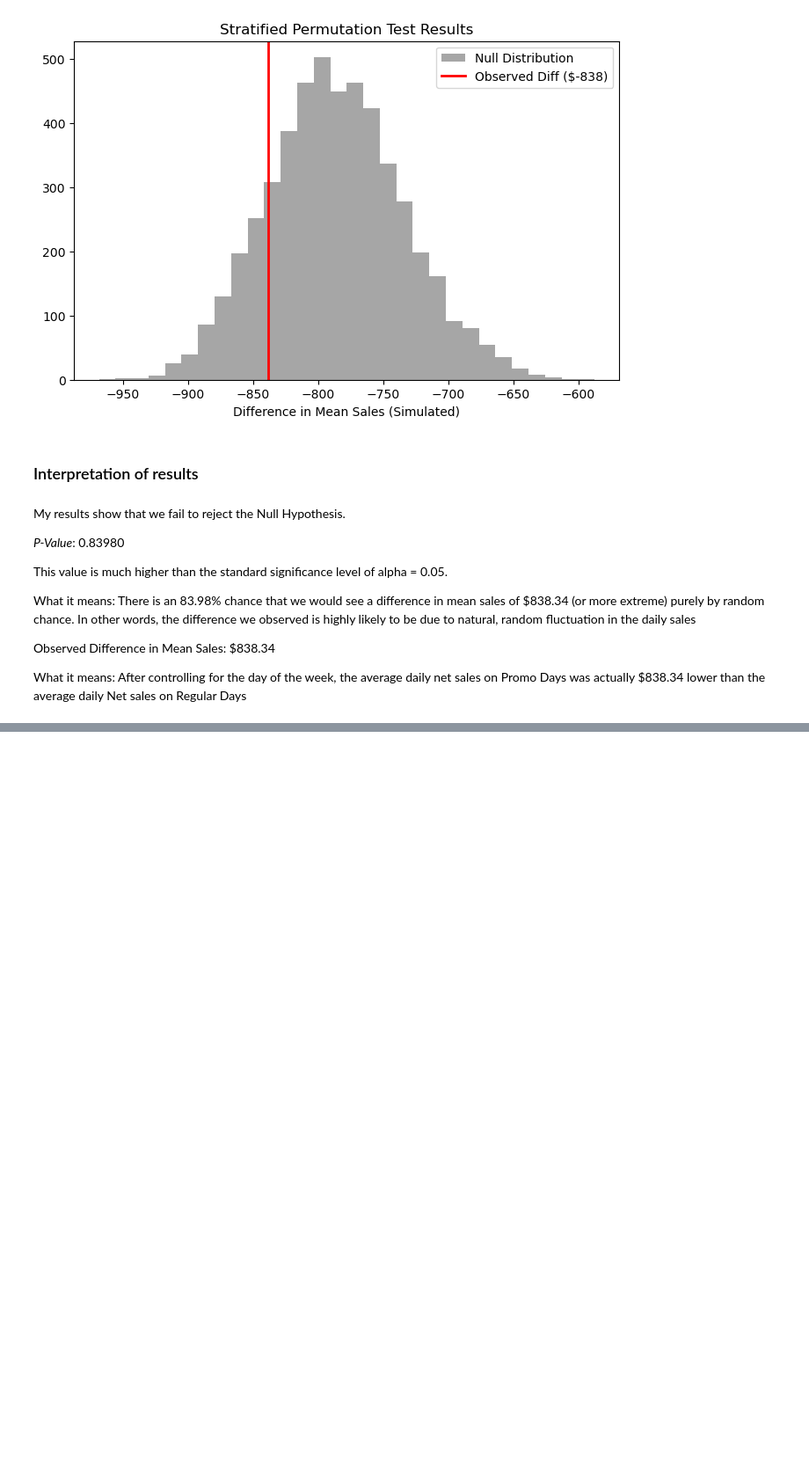
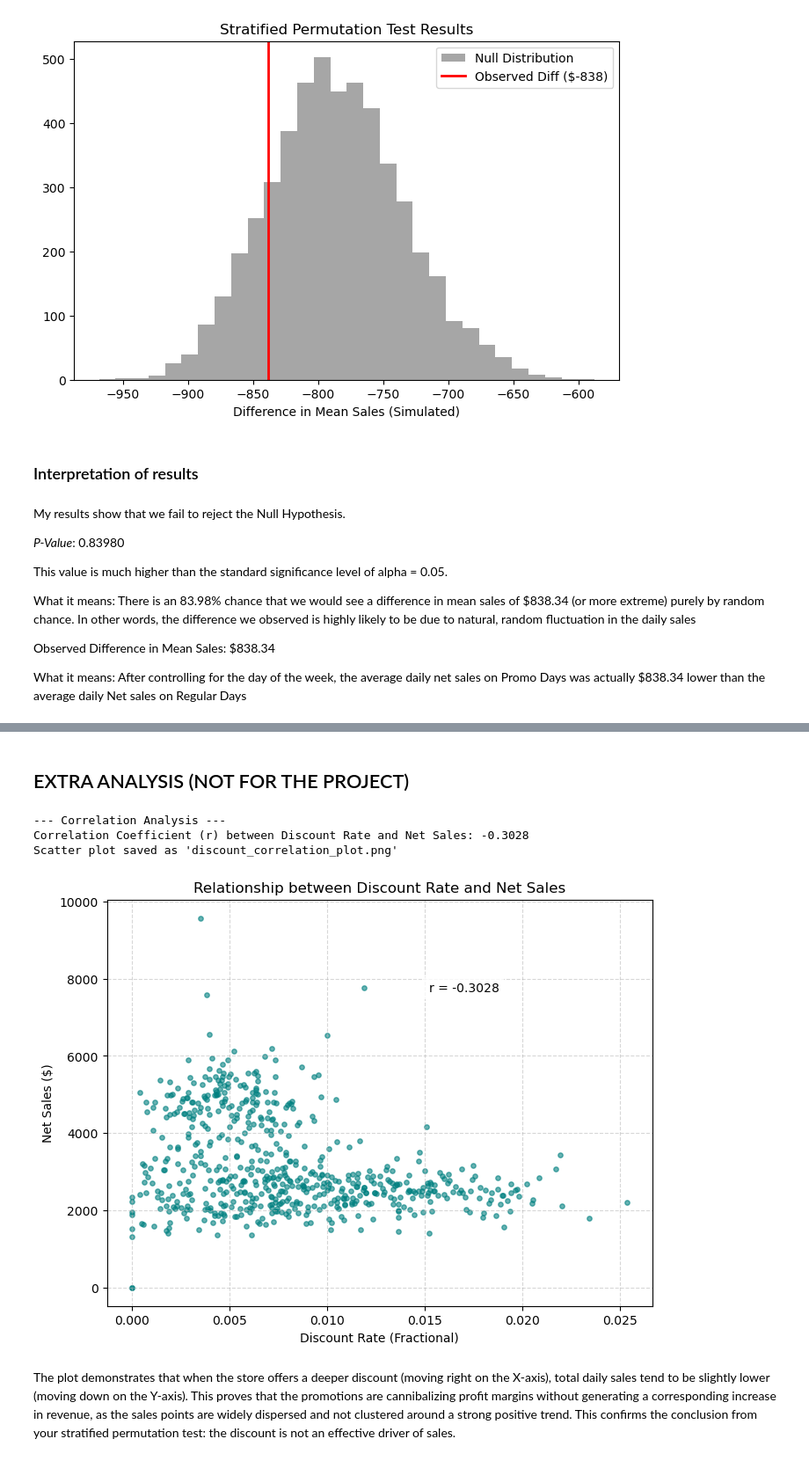
Before and after one commit to karanpalts/SEIS631FinalProject, a Jupyter notebook: LiquorProject.ipynb, the cells around one changed output, grey strips where cells are left out. Shown: that part at 88% size. Drawn from its saved outputs; the diff is of its cells as text; code cells hidden in the pictures; blank space fills up the shorter version.

```diff
--- a/LiquorProject.ipynb
+++ b/LiquorProject.ipynb
@@ -208,0 +271,32 @@ What it means: After controlling for the day of the week, the average daily net
+# %% [markdown]
+## EXTRA ANALYSIS (NOT FOR THE PROJECT)
+# %%
+# --- 6. Final EDA: Correlation Analysis (Deeper Dive) ---
+
+# 1. Calculate the correlation coefficient (r)
+correlation_r = liquor['discount_rate'].corr(liquor['Net sales'])
+
+print("--- Correlation Analysis ---")
+print(f"Correlation Coefficient (r) between Discount Rate and Net Sales: {correlation_r:.4f}")
+
+# 2. Visualization: Scatter Plot
+plt.figure(figsize=(8, 6))
+plt.scatter(liquor['discount_rate'], liquor['Net sales'], alpha=0.6, s=15, color='teal')
+plt.title('Relationship between Discount Rate and Net Sales')
+plt.xlabel('Discount Rate (Fractional)')
+plt.ylabel('Net Sales ($)')
+plt.grid(True, linestyle='--', alpha=0.5)
+
+plt.text(liquor['discount_rate'].max() * 0.6, liquor['Net sales'].max() * 0.8,
+         f"r = {correlation_r:.4f}",
+         bbox=dict(facecolor='white', alpha=0.8, edgecolor='none'))
+
+plt.savefig('discount_correlation_plot.png')
+print("Scatter plot saved as 'discount_correlation_plot.png'")
+# %% [output]
+--- Correlation Analysis ---
+Correlation Coefficient (r) between Discount Rate and Net Sales: -0.3028
+Scatter plot saved as 'discount_correlation_plot.png'
+[figure, added]
+# %% [markdown]
+The plot demonstrates that when the store offers a deeper discount (moving right on the X-axis), total daily sales tend to be slightly lower (moving down on the Y-axis). This proves that the promotions are cannibalizing profit margins without generating a corresponding increase in revenue, as the sales points are widely dispersed and not clustered around a strong positive trend. This confirms the conclusion from your stratified permutation test: the discount is not an effective driver of sales.
```
Also changed, not shown: parts of 7 cells of this notebook, 1 other file.
